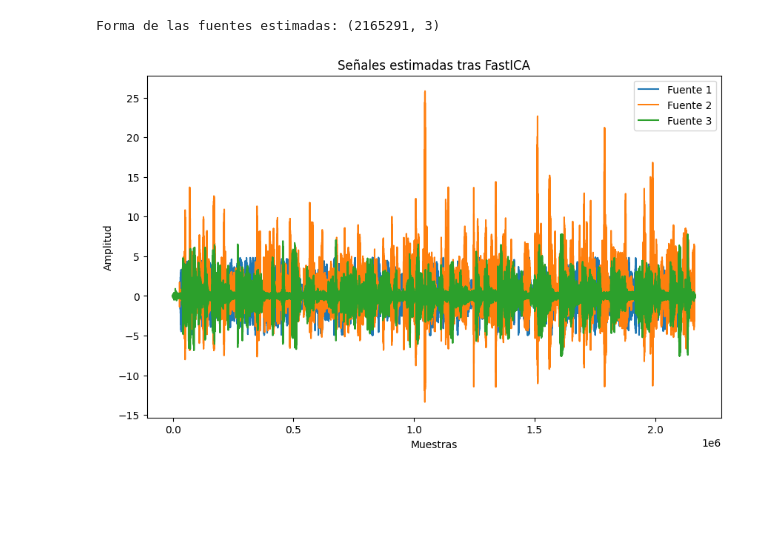
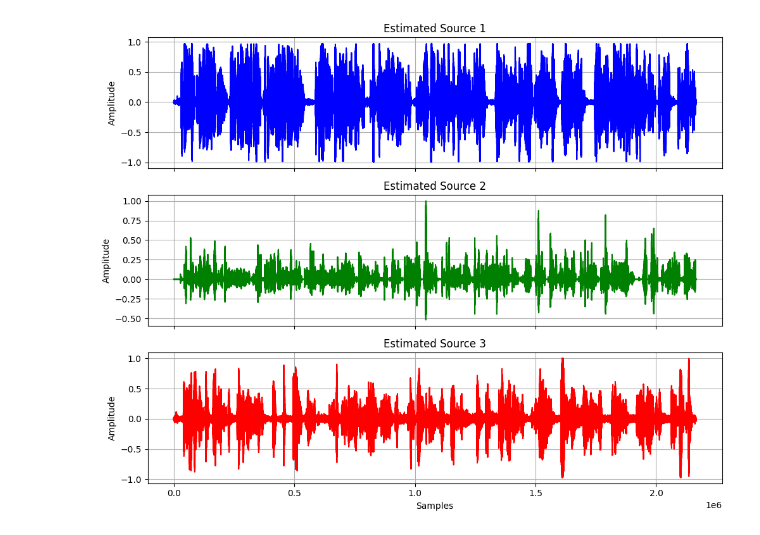
Before and after one commit to Bharragan/Assingment_2_AAST, a Jupyter notebook: problema_4_ica_audio/voice.ipynb, the cells around one changed output. Drawn from its saved outputs; the diff is of its cells as text; code cells hidden in the pictures; blank space fills up the shorter version.

```diff
--- a/problema_4_ica_audio/voice.ipynb
+++ b/problema_4_ica_audio/voice.ipynb
@@ -49,24 +73,30 @@ plt.show()
 # %%
-ica = FastICA(n_components=3, random_state=42)
-S_est = ica.fit_transform(X_white)   # Señales separadas
-W = ica.components_                  # Matriz de separación
+# ===============================
+# FASTICA TRAINING
+# ===============================
+ica = FastICA(n_components=n_sources, random_state=42)
+S_est = ica.fit_transform(X_white)
+W = ica.components_
 
-print("Forma de las fuentes estimadas:", S_est.shape)
+# Normalize to [-1, 1] to avoid saturation
+S_norm = S_est / np.max(np.abs(S_est), axis=0)
 
-# Guardar señales separadas
-sf.write("audio_result/source1_estimated.wav", S_est[:,0], fs)
-sf.write("audio_result/source2_estimated.wav", S_est[:,1], fs)
-sf.write("audio_result/source3_estimated.wav", S_est[:,2], fs)
+# Save separated sources
+for i in range(n_sources):
+    sf.write(f"audio_result/source{i+1}_estimated.wav", S_norm[:,i], fs)
-# %% [output]
-Forma de las fuentes estimadas: (2165291, 3)
 # %%
-plt.figure(figsize=(10,6))
-plt.plot(S_est)
-plt.title("Señales estimadas tras FastICA")
-plt.xlabel("Muestras")
-plt.ylabel("Amplitud")
-plt.legend(["Fuente 1", "Fuente 2", "Fuente 3"])
+# ===============================
+# PLOT SEPARATED SOURCES (TRAINING)
+# ===============================
+fig, axes = plt.subplots(n_sources, 1, figsize=(10, 8), sharex=True)
+for i in range(n_sources):
+    axes[i].plot(S_norm[:,i], color=colors[i])
+    axes[i].set_ylabel("Amplitude")
+    axes[i].set_title(f"Estimated Source {i+1}")
+    axes[i].grid(True)
+axes[-1].set_xlabel("Samples")
+plt.tight_layout()
 plt.show()
 # %% [output]
-[figure, old version]
+[figure, new version]
 # %%
```
Also changed, not shown: parts of 8 cells of this notebook, 7 other files.
